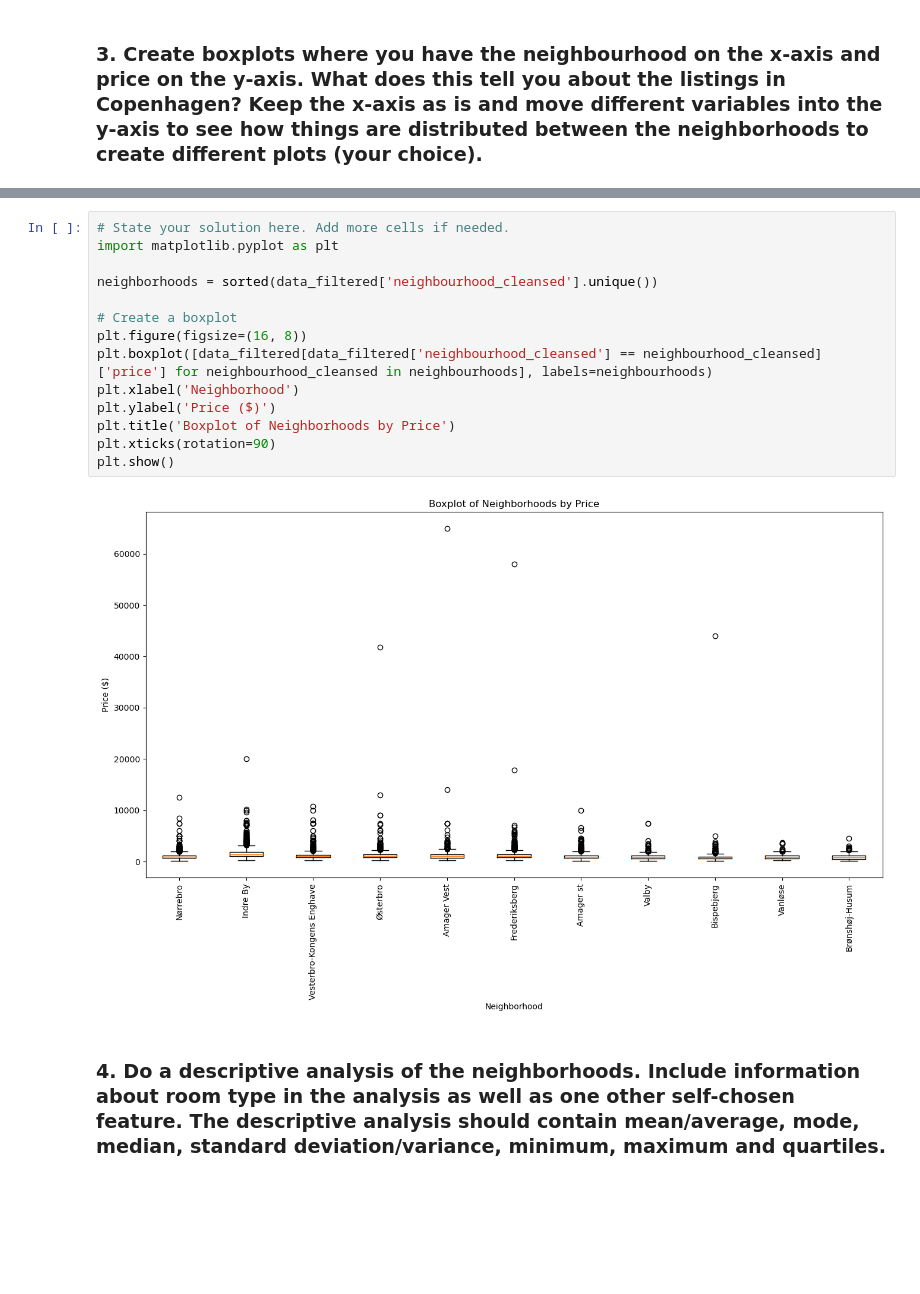
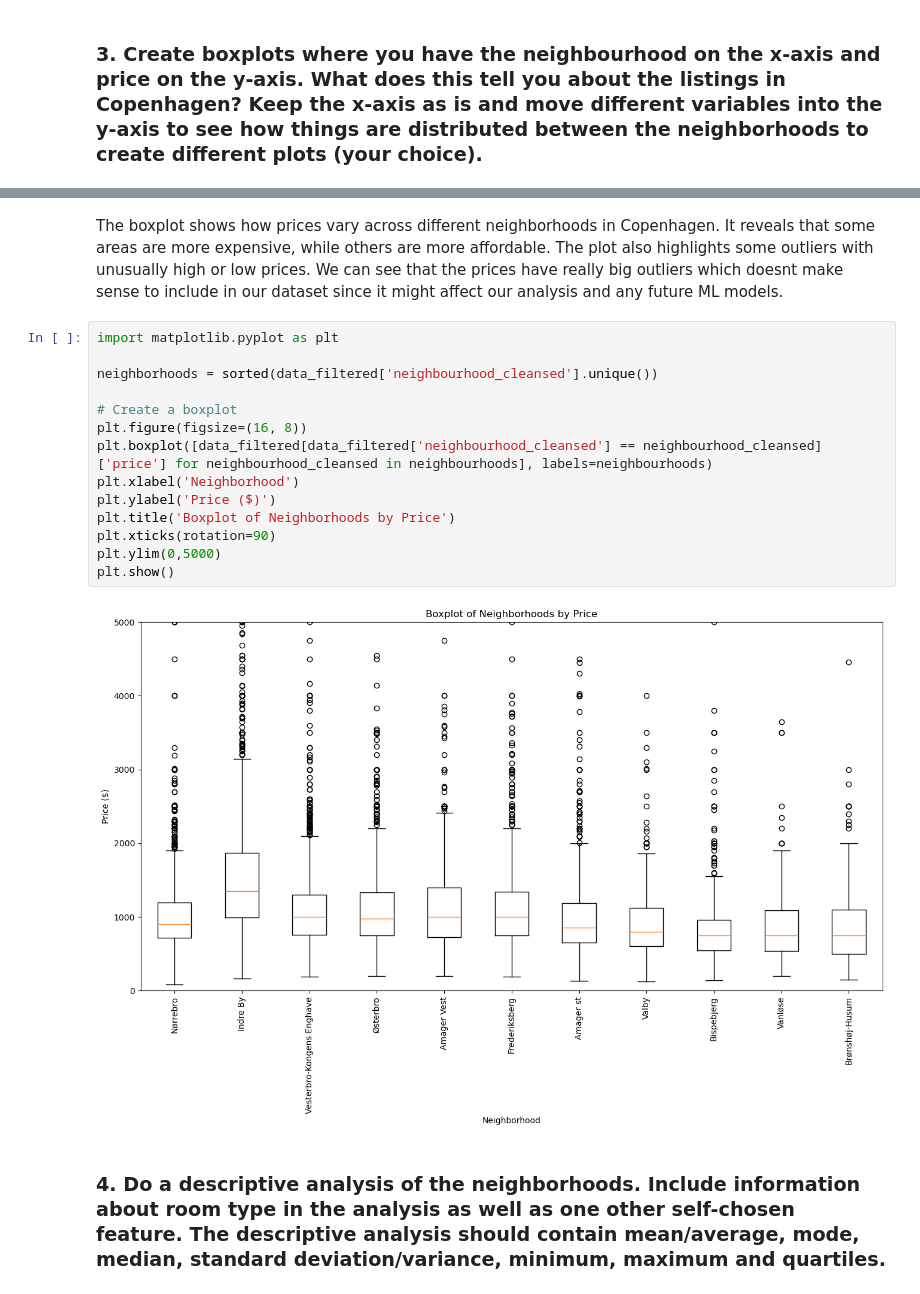
Before and after one commit to RachuSharma/MachineLearning_Assignments, a Jupyter notebook: Assignment1_MAL1/Copenhagen_AirBnB.ipynb, the cells around one changed output, grey strips where cells are left out. Cells and saved outputs as stored; diff of their text form; blank space fills up the shorter version.

```diff
--- a/Assignment1_MAL1/Copenhagen_AirBnB.ipynb
+++ b/Assignment1_MAL1/Copenhagen_AirBnB.ipynb
@@ -166,18 +204,20 @@ map
+# %% [markdown]
+The boxplot shows how prices vary across different neighborhoods in Copenhagen. It reveals that some areas are more expensive, while others are more affordable. The plot also highlights some outliers with unusually high or low prices. We can see that the prices have really big outliers which doesnt make sense to include in our dataset since it might affect our analysis and any future ML models.
 # %%
-# State your solution here. Add more cells if needed.
 import matplotlib.pyplot as plt
 
 neighborhoods = sorted(data_filtered['neighbourhood_cleansed'].unique())
 
 # Create a boxplot
 plt.figure(figsize=(16, 8))
 plt.boxplot([data_filtered[data_filtered['neighbourhood_cleansed'] == neighbourhood_cleansed]['price'] for neighbourhood_cleansed in neighbourhoods], labels=neighbourhoods)
 plt.xlabel('Neighborhood')
 plt.ylabel('Price ($)')
 plt.title('Boxplot of Neighborhoods by Price')
 plt.xticks(rotation=90)
+plt.ylim(0,5000)
 plt.show()
 # %% [output]
-[figure, old version]
+[figure, new version]
 # %% [markdown]
 ### 4. Do a descriptive analysis of the neighborhoods. Include information about room type in the analysis as well as one other self-chosen feature. The descriptive analysis should contain mean/average, mode, median, standard deviation/variance, minimum, maximum and quartiles.
```
Also changed, not shown: parts of 13 cells of this notebook, 1 other file.
